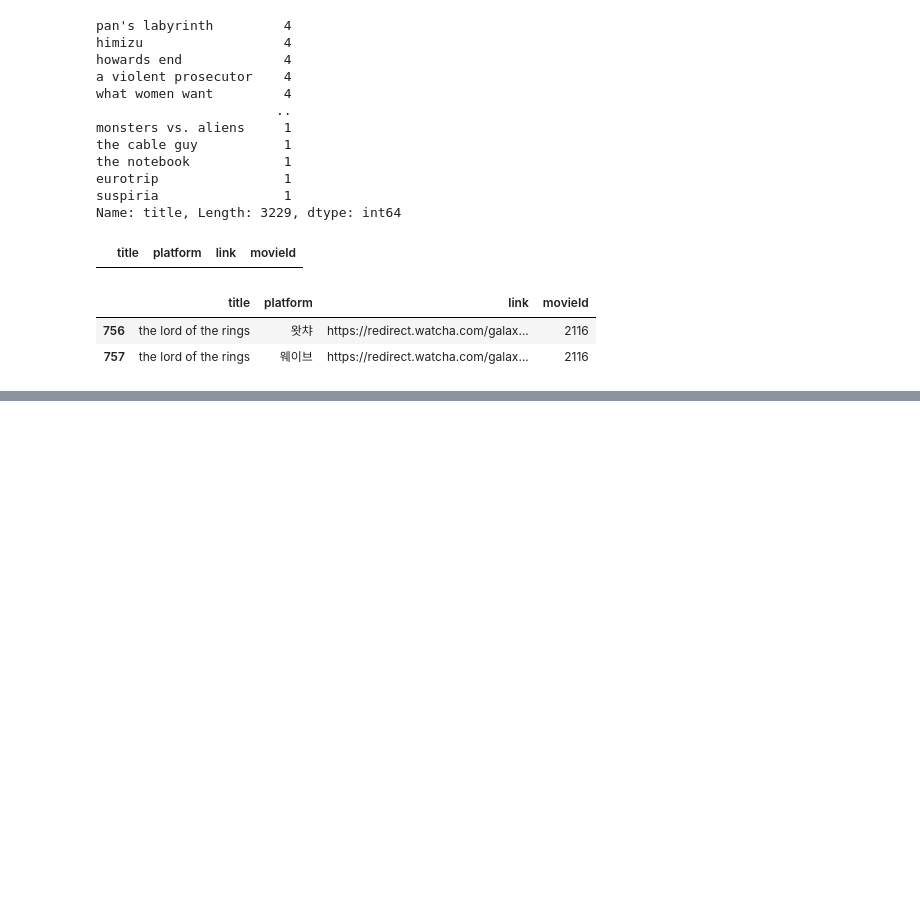
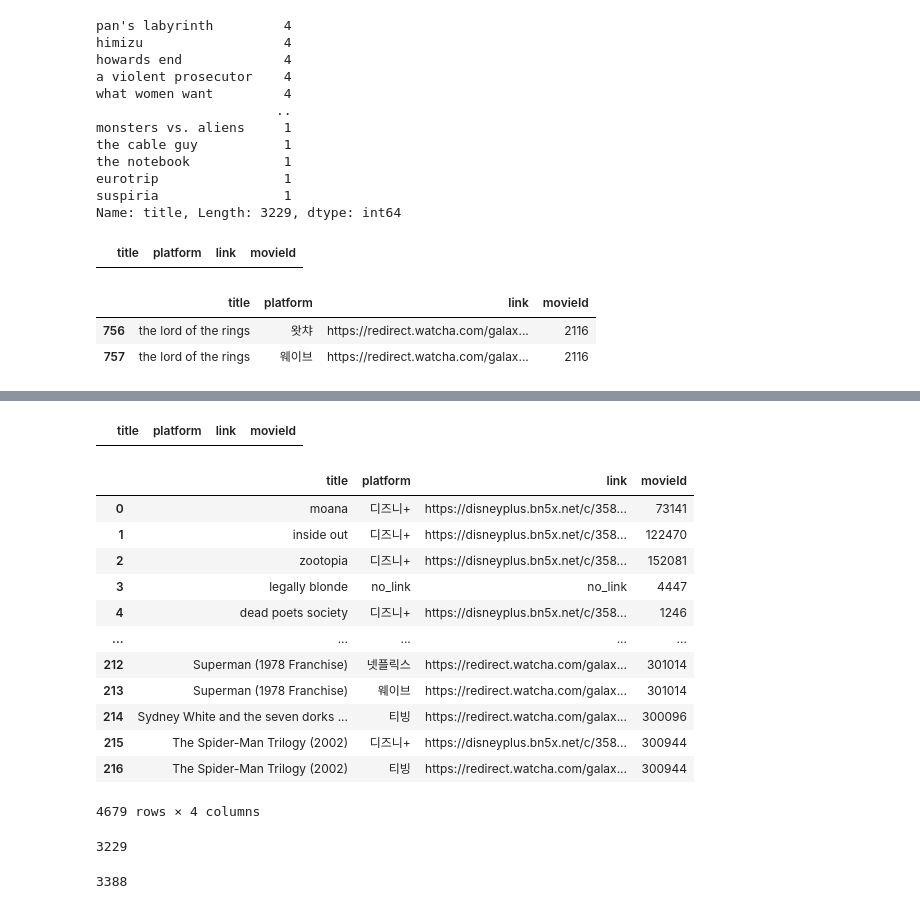
Before and after one commit to boostcampaitech4lv23recsys2/level3_productserving-level3-recsys-08, a Jupyter notebook: Data/DataProcessing/Watch_link.ipynb, the cells around one changed output, grey strips where cells are left out. Cells and saved outputs as stored; diff of their text form; code cells hidden in the pictures; blank space fills up the shorter version.

```diff
--- a/Data/DataProcessing/Watch_link.ipynb
+++ b/Data/DataProcessing/Watch_link.ipynb
@@ -99,0 +116,31 @@ watch_link2[watch_link2.title.str.contains('the lord')]
+# %%
+cp =pd.read_csv('Crawling_link_plus.csv')
+# %%
+watch_link2[watch_link2.movieId.isin(cp.movieId)]
+# %% [output]
+|  | title | platform | link | movieId |
+# %%
+watch_link3 = pd.concat([watch_link2,cp])
+watch_link3
+# %% [output]
+|  | title | platform | link | movieId |
+| 0 | moana | 디즈니+ | https://disneyplus.bn5x.net/c/358... | 73141 |
+| 1 | inside out | 디즈니+ | https://disneyplus.bn5x.net/c/358... | 122470 |
+| 2 | zootopia | 디즈니+ | https://disneyplus.bn5x.net/c/358... | 152081 |
+| 3 | legally blonde | no_link | no_link | 4447 |
+| 4 | dead poets society | 디즈니+ | https://disneyplus.bn5x.net/c/358... | 1246 |
+| ... | ... | ... | ... | ... |
+| 212 | Superman (1978 Franchise) | 넷플릭스 | https://redirect.watcha.com/galax... | 301014 |
+| 213 | Superman (1978 Franchise) | 웨이브 | https://redirect.watcha.com/galax... | 301014 |
+| 214 | Sydney White and the seven dorks ... | 티빙 | https://redirect.watcha.com/galax... | 300096 |
+| 215 | The Spider-Man Trilogy (2002) | 디즈니+ | https://disneyplus.bn5x.net/c/358... | 300944 |
+| 216 | The Spider-Man Trilogy (2002) | 티빙 | https://redirect.watcha.com/galax... | 300944 |
+4679 rows × 4 columns
+# %%
+watch_link2.title.nunique()
+# %% [output]
+3229
+# %%
+watch_link3.title.nunique()
+# %% [output]
+3388
```
Also changed, not shown: parts of 2 cells of this notebook, 1 other file.
